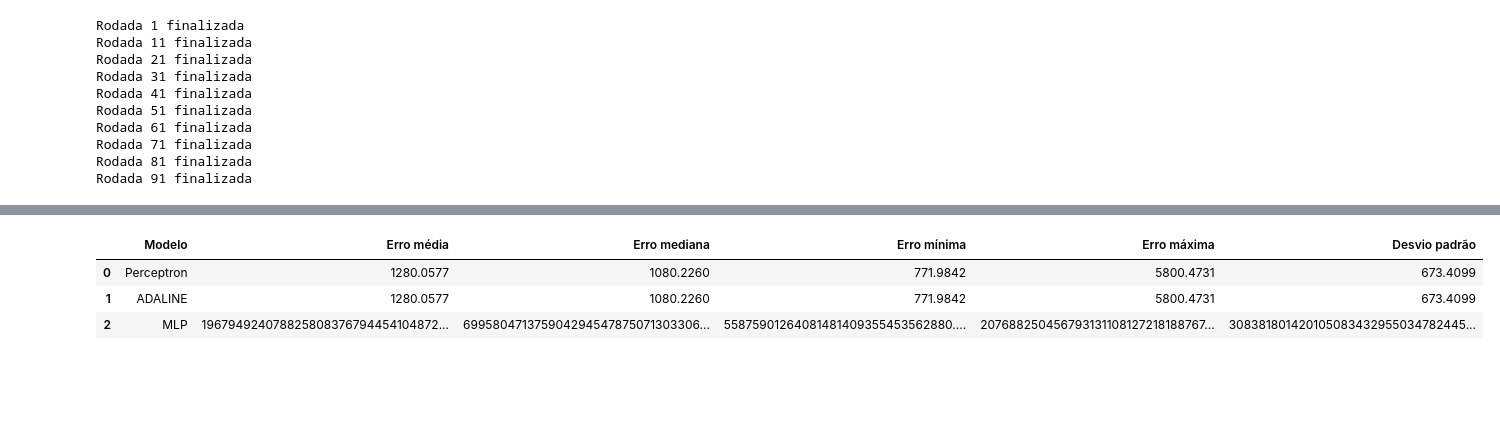
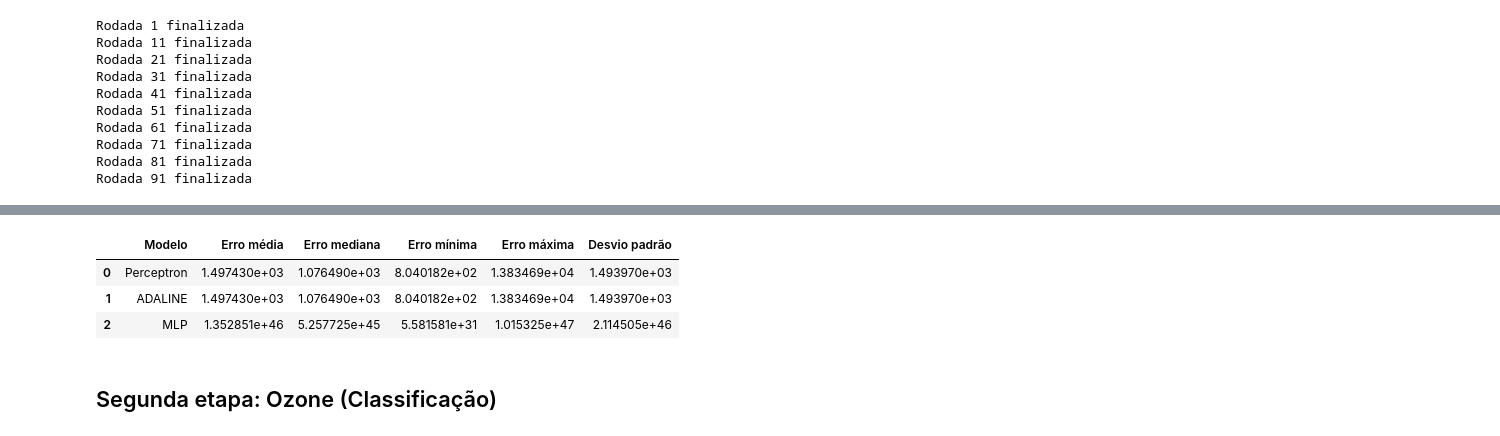
Before and after one commit to HiIamZeref/IA-Trabalho-AV3, a Jupyter notebook: TreinamentoAV3.ipynb, the cells around one changed output, grey strips where cells are left out. Drawn from its saved outputs; the diff is of its cells as text; code cells hidden in the pictures; blank space fills up the shorter version.

```diff
--- a/TreinamentoAV3.ipynb
+++ b/TreinamentoAV3.ipynb
@@ -268,6 +268,9 @@ def adaline_regression_training(X_test, y_test, X_train, y_train, lr, epochs=100
     Retorna os pesos finais, a média dos erros quadráticos médios de teste e treino,
     o erro quadrático médio de treino e de teste por época.
     '''
+
+    # Criando criterio de diferença entre EQM atual e anterior
+    criterio_parada = 0.0001
 
     # Adicionando a coluna de bias aos dados de entrada
     X_train = np.c_[np.ones(X_train.shape[0]), X_train]
@@ -280,6 +283,9 @@ def adaline_regression_training(X_test, y_test, X_train, y_train, lr, epochs=100
 
     # Instanciando pesos
     w = np.zeros(X_train.shape[1])
+
+    # Inicializando EQM anterior com um valor muito grande
+    mse_anterior = 1e9
 
     for epoch in range(epochs):
         # Fase de treinamento
@@ -300,6 +306,12 @@ def adaline_regression_training(X_test, y_test, X_train, y_train, lr, epochs=100
         mse_teste = np.mean((y_test - y_test_pred) ** 2)
         mse_teste_list.append(mse_teste)
 
+        # Verificando critério de parada
+        if abs(mse_treino - mse_anterior) < criterio_parada:
+            break
+        mse_anterior = mse_treino
+
+
     mse_treino_media = np.mean(mse_treino_list)
     mse_teste_media = np.mean(mse_teste_list)
 
@@ -769,17 +794,19 @@ plt.show()
 # %%
 # Gerando um dataframe com os resultados
 resultados_df = pd.DataFrame({
     'Modelo': nomes,
-    'Erro média': [f'{media:.4f}' for media in medias],
-    'Erro mediana': [f'{mediana:.4f}' for mediana in medianas],
-    'Erro mínima': [f'{minimo:.4f}' for minimo in minimos],
-    'Erro máxima': [f'{maximo:.4f}' for maximo in maximos],
-    'Desvio padrão': [f'{std:.4f}' for std in stds]
+    'Erro média': medias,
+    'Erro mediana': medianas,
+    'Erro mínima': minimos,
+    'Erro máxima': maximos,
+    'Desvio padrão': stds
 })
 
 resultados_df
 # %% [output]
 |  | Modelo | Erro média | Erro mediana | Erro mínima | Erro máxima | Desvio padrão |
-| 0 | Perceptron | 1280.0577 | 1080.2260 | 771.9842 | 5800.4731 | 673.4099 |
-| 1 | ADALINE | 1280.0577 | 1080.2260 | 771.9842 | 5800.4731 | 673.4099 |
-| 2 | MLP | 196794924078825808376794454104872... | 699580471375904294547875071303306... | 55875901264081481409355453562880.... | 207688250456793131108127218188767... | 308381801420105083432955034782445... |
+| 0 | Perceptron | 1.497430e+03 | 1.076490e+03 | 8.040182e+02 | 1.383469e+04 | 1.493970e+03 |
+| 1 | ADALINE | 1.497430e+03 | 1.076490e+03 | 8.040182e+02 | 1.383469e+04 | 1.493970e+03 |
+| 2 | MLP | 1.352851e+46 | 5.257725e+45 | 5.581581e+31 | 1.015325e+47 | 2.114505e+46 |
+# %% [markdown]
+## Segunda etapa: Ozone (Classificação)
```
Also changed, not shown: parts of 20 cells of this notebook, 8 other files.
